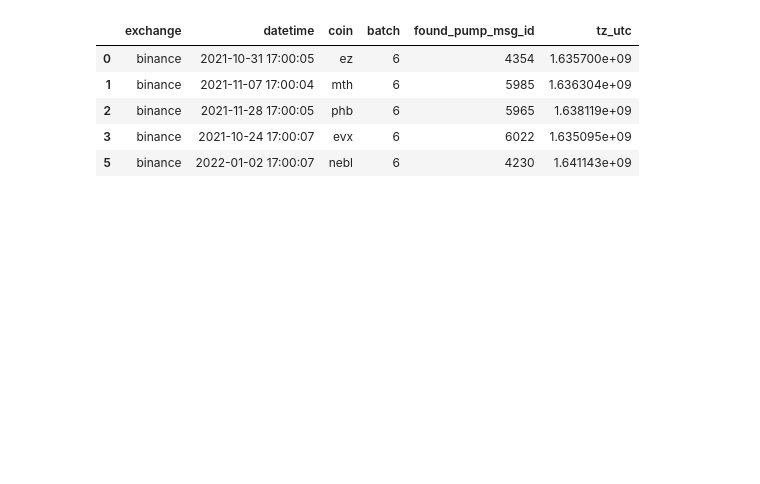
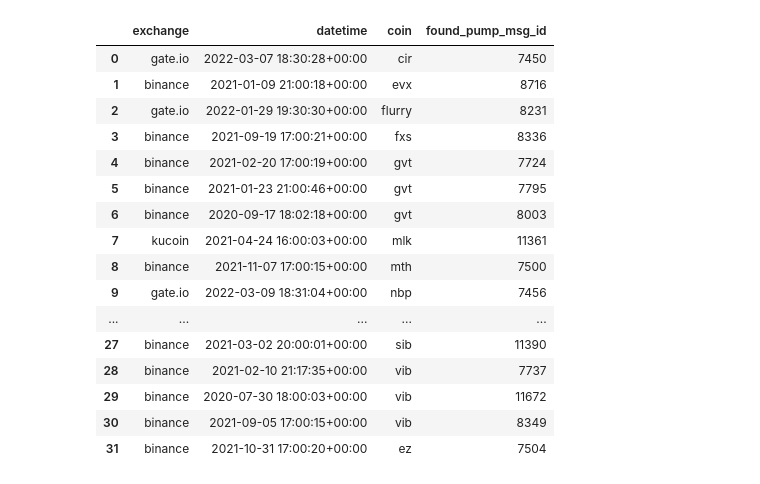
Before and after one commit to NancWN/ScrumBusters, a Jupyter notebook: Frame 1/Exchange API/Binance API/source/binance_connector.ipynb, the cells around one changed output. Drawn from its saved outputs; the diff is of its cells as text; code cells hidden in the pictures; blank space fills up the shorter version.

```diff
--- a/Frame 1/Exchange API/Binance API/source/binance_connector.ipynb
+++ b/Frame 1/Exchange API/Binance API/source/binance_connector.ipynb
@@ -13,3 +59,23 @@ pumps_df = pd.read_csv('data/pump_events/sample_batch{}_pump_events.csv'.format(
+# %%
+pumps_df
+# %% [output]
+|  | exchange | datetime | coin | found_pump_msg_id |
+| 0 | gate.io | 2022-03-07 18:30:28+00:00 | cir | 7450 |
+| 1 | binance | 2021-01-09 21:00:18+00:00 | evx | 8716 |
+| 2 | gate.io | 2022-01-29 19:30:30+00:00 | flurry | 8231 |
+| 3 | binance | 2021-09-19 17:00:21+00:00 | fxs | 8336 |
+| 4 | binance | 2021-02-20 17:00:19+00:00 | gvt | 7724 |
+| 5 | binance | 2021-01-23 21:00:46+00:00 | gvt | 7795 |
+| 6 | binance | 2020-09-17 18:02:18+00:00 | gvt | 8003 |
+| 7 | kucoin | 2021-04-24 16:00:03+00:00 | mlk | 11361 |
+| 8 | binance | 2021-11-07 17:00:15+00:00 | mth | 7500 |
+| 9 | gate.io | 2022-03-09 18:31:04+00:00 | nbp | 7456 |
+| ... | ... | ... | ... | ... |
+| 27 | binance | 2021-03-02 20:00:01+00:00 | sib | 11390 |
+| 28 | binance | 2021-02-10 21:17:35+00:00 | vib | 7737 |
+| 29 | binance | 2020-07-30 18:00:03+00:00 | vib | 11672 |
+| 30 | binance | 2021-09-05 17:00:15+00:00 | vib | 8349 |
+| 31 | binance | 2021-10-31 17:00:20+00:00 | ez | 7504 |
 # %%
 binance_pumps = pumps_df.loc[pumps_df.exchange =='binance'].copy()
 binance_pumps.loc[:,'datetime'] = pd.to_datetime([
@@ -21,15 +87,6 @@ binance_pumps.loc[:,'tz_utc'] = [
     dt_value.replace(tzinfo=timezone.utc).timestamp()
     for dt_value in binance_pumps.datetime
 ]
-# %%
-binance_pumps
-# %% [output]
-|  | exchange | datetime | coin | batch | found_pump_msg_id | tz_utc |
-| 0 | binance | 2021-10-31 17:00:05 | ez | 6 | 4354 | 1.635700e+09 |
-| 1 | binance | 2021-11-07 17:00:04 | mth | 6 | 5985 | 1.636304e+09 |
-| 2 | binance | 2021-11-28 17:00:05 | phb | 6 | 5965 | 1.638119e+09 |
-| 3 | binance | 2021-10-24 17:00:07 | evx | 6 | 6022 | 1.635095e+09 |
-| 5 | binance | 2022-01-02 17:00:07 | nebl | 6 | 4230 | 1.641143e+09 |
 # %%
 # set input parameters
 # pairing_list = [INPT]
```
Also changed, not shown: parts of 13 cells of this notebook, 2 other files.
